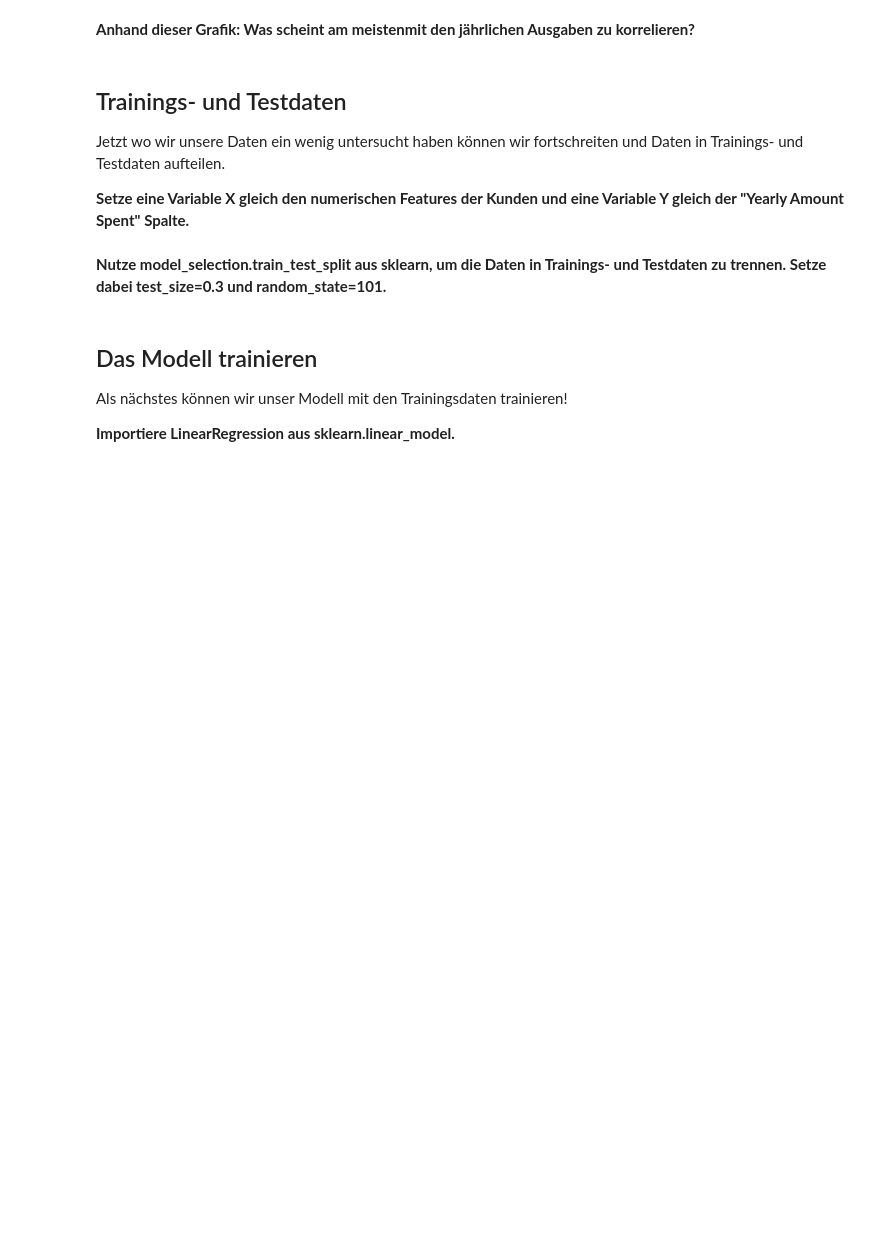
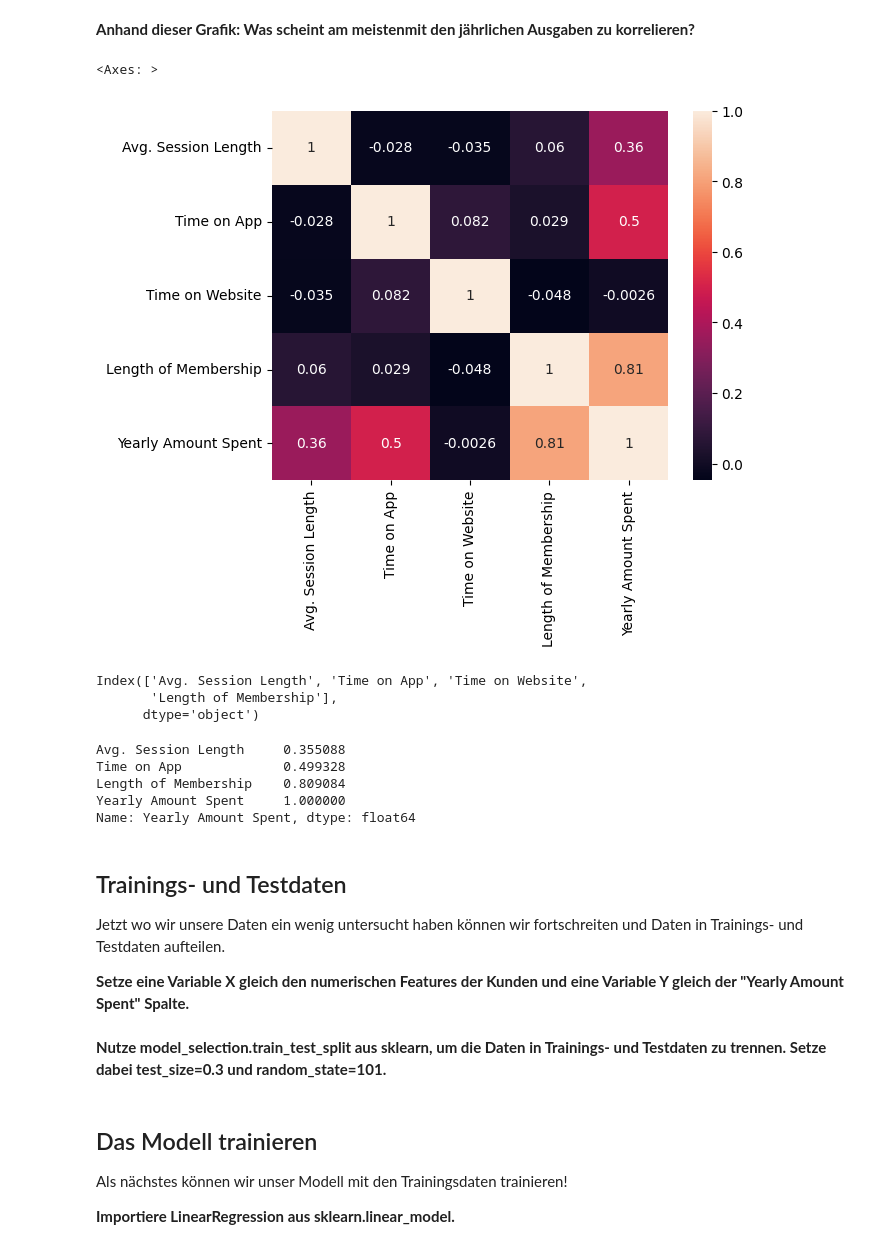
Before and after one commit to olhaishchenko/BBQ_Datei, a Jupyter notebook: Data_Science/2025_01_10_Projektag/Lineare_Regression-Projekt_Uebung-Aufgabe.ipynb, the cells around one changed output. Cells and saved outputs as stored; diff of their text form; code cells hidden in the pictures; blank space fills up the shorter version.

```diff
--- a/Data_Science/2025_01_10_Projektag/Lineare_Regression-Projekt_Uebung-Aufgabe.ipynb
+++ b/Data_Science/2025_01_10_Projektag/Lineare_Regression-Projekt_Uebung-Aufgabe.ipynb
@@ -66,5 +89,24 @@ memory usage: 31.3+ KB
 # %% [markdown]
 **Anhand dieser Grafik: Was scheint am meistenmit den jährlichen Ausgaben zu korrelieren?**
+# %%
+sns.heatmap(customers.select_dtypes(include=np.number).corr(), annot=True)
+# %% [output]
+<Axes: >
+[figure, added]
+# %%
+customers.columns[3:-1]
+# %% [output]
+Index(['Avg. Session Length', 'Time on App', 'Time on Website',
+       'Length of Membership'],
+      dtype='object')
+# %%
+customers[['Avg. Session Length', 'Time on App','Length of Membership','Yearly Amount Spent']].corr()['Yearly Amount Spent']
+# %% [output]
+Avg. Session Length     0.355088
+Time on App             0.499328
+Length of Membership    0.809084
+Yearly Amount Spent     1.000000
+Name: Yearly Amount Spent, dtype: float64
 # %% [markdown]
 ## Trainings- und Testdaten
 
```
Also changed, not shown: parts of 33 cells of this notebook, 37 other files.
